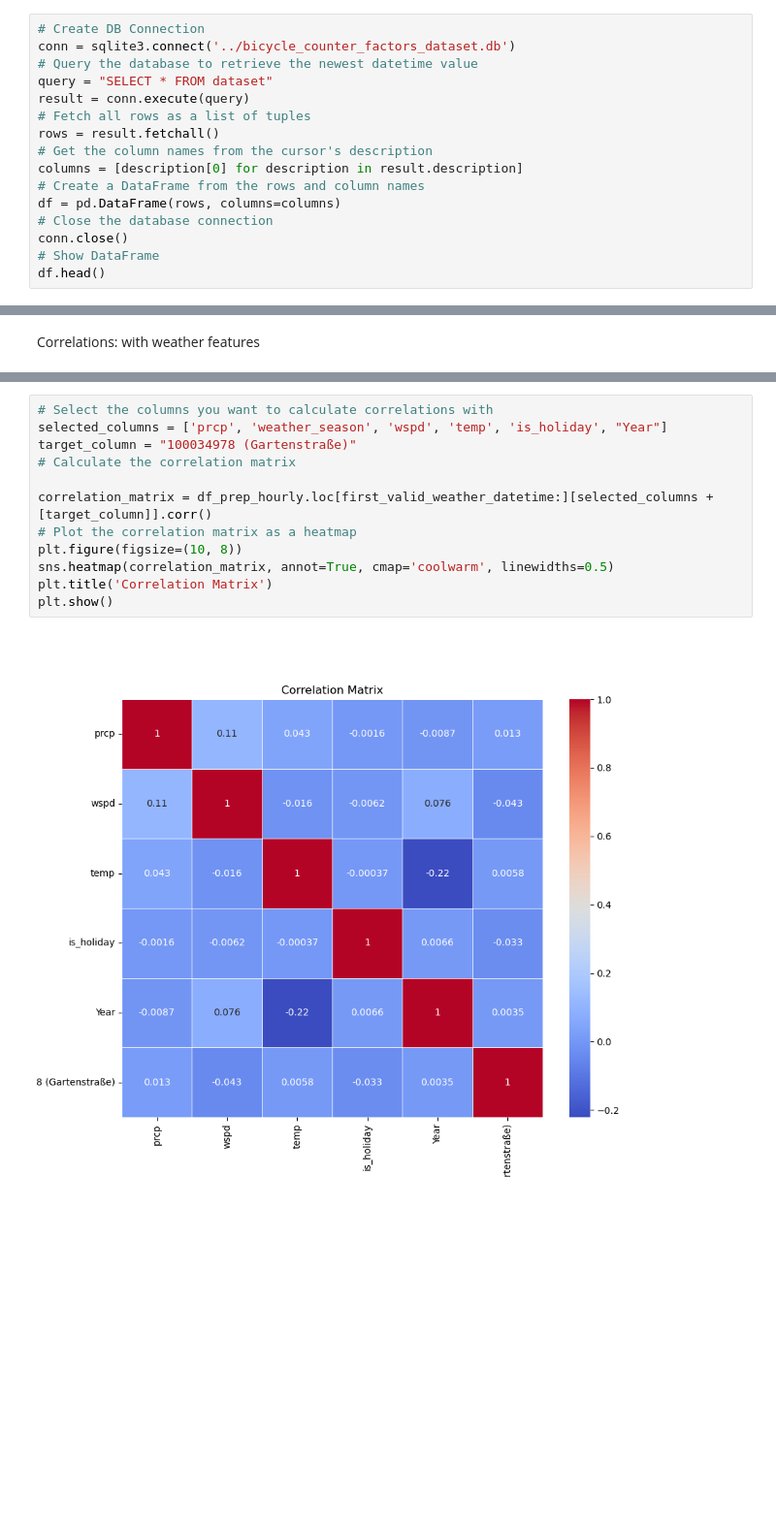
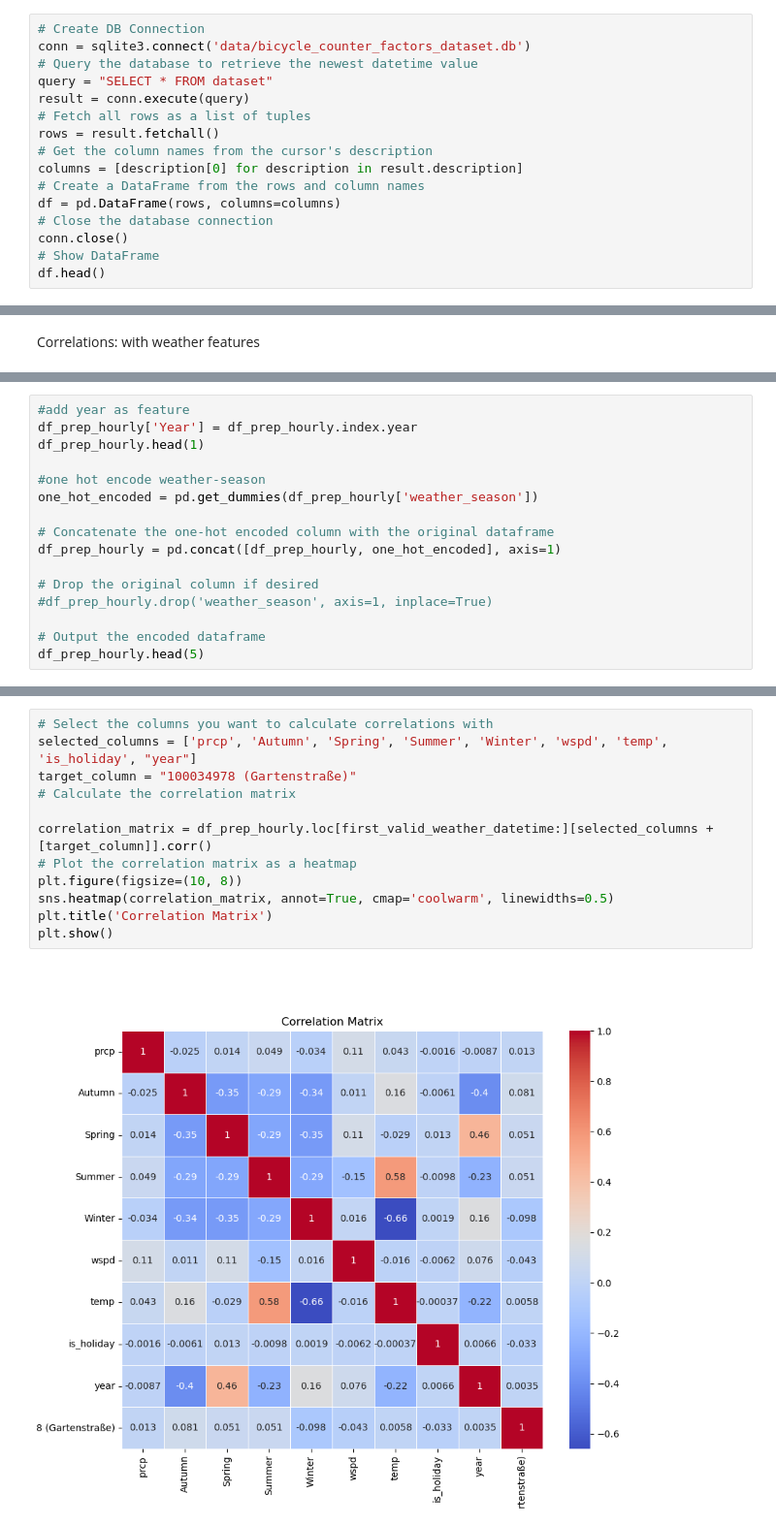
Before and after one commit to martinreimer/FAU-SS23-DataEngineering, a Jupyter notebook: project/data_analysis.ipynb, the cells around one changed output, grey strips where cells are left out. Shown at 97% size. Cells and saved outputs as stored; diff of their text form; blank space fills up the shorter version.

```diff
--- a/project/data_analysis.ipynb
+++ b/project/data_analysis.ipynb
@@ -13,7 +13,7 @@ pd.set_option('display.width', None)
 # Load Dataframe
 # %%
 # Create DB Connection
-conn = sqlite3.connect('../bicycle_counter_factors_dataset.db')
+conn = sqlite3.connect('data/bicycle_counter_factors_dataset.db')
 # Query the database to retrieve the newest datetime value
 query = "SELECT * FROM dataset"
 result = conn.execute(query)
@@ -419,0 +412,16 @@ df_prep_hourly.head(1)
+# %%
+#add year as feature
+df_prep_hourly['Year'] = df_prep_hourly.index.year
+df_prep_hourly.head(1)
+
+#one hot encode weather-season
+one_hot_encoded = pd.get_dummies(df_prep_hourly['weather_season'])
+
+# Concatenate the one-hot encoded column with the original dataframe
+df_prep_hourly = pd.concat([df_prep_hourly, one_hot_encoded], axis=1)
+
+# Drop the original column if desired
+#df_prep_hourly.drop('weather_season', axis=1, inplace=True)
+
+# Output the encoded dataframe
+df_prep_hourly.head(5)
@@ -420,14 +436,14 @@ df_prep_hourly.head(1)
 # %%
 # Select the columns you want to calculate correlations with
-selected_columns = ['prcp', 'weather_season', 'wspd', 'temp', 'is_holiday', "Year"]
+selected_columns = ['prcp', 'Autumn', 'Spring', 'Summer', 'Winter', 'wspd', 'temp', 'is_holiday', "year"]
 target_column = "100034978 (Gartenstraße)"
 # Calculate the correlation matrix
 
 correlation_matrix = df_prep_hourly.loc[first_valid_weather_datetime:][selected_columns + [target_column]].corr()
 # Plot the correlation matrix as a heatmap
 plt.figure(figsize=(10, 8))
 sns.heatmap(correlation_matrix, annot=True, cmap='coolwarm', linewidths=0.5)
 plt.title('Correlation Matrix')
 plt.show()
 # %% [output]
-[figure, old version]
+[figure, new version]
```
Also changed, not shown: parts of 5 cells of this notebook, 4 other files.
